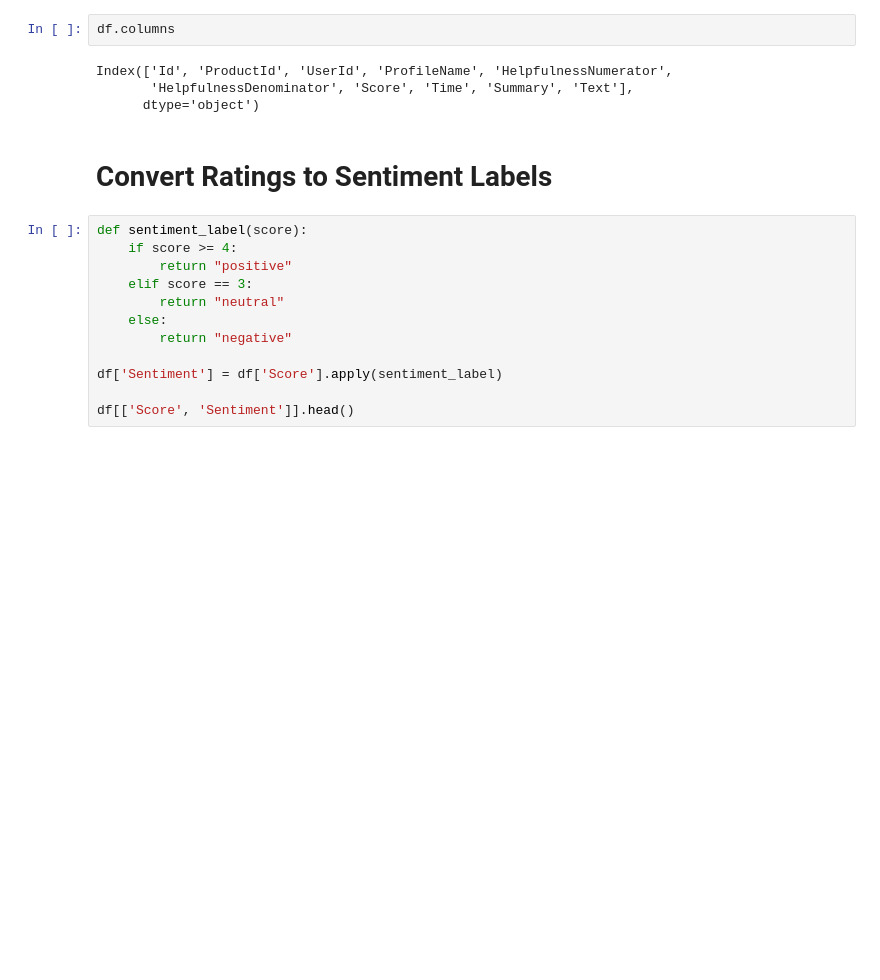
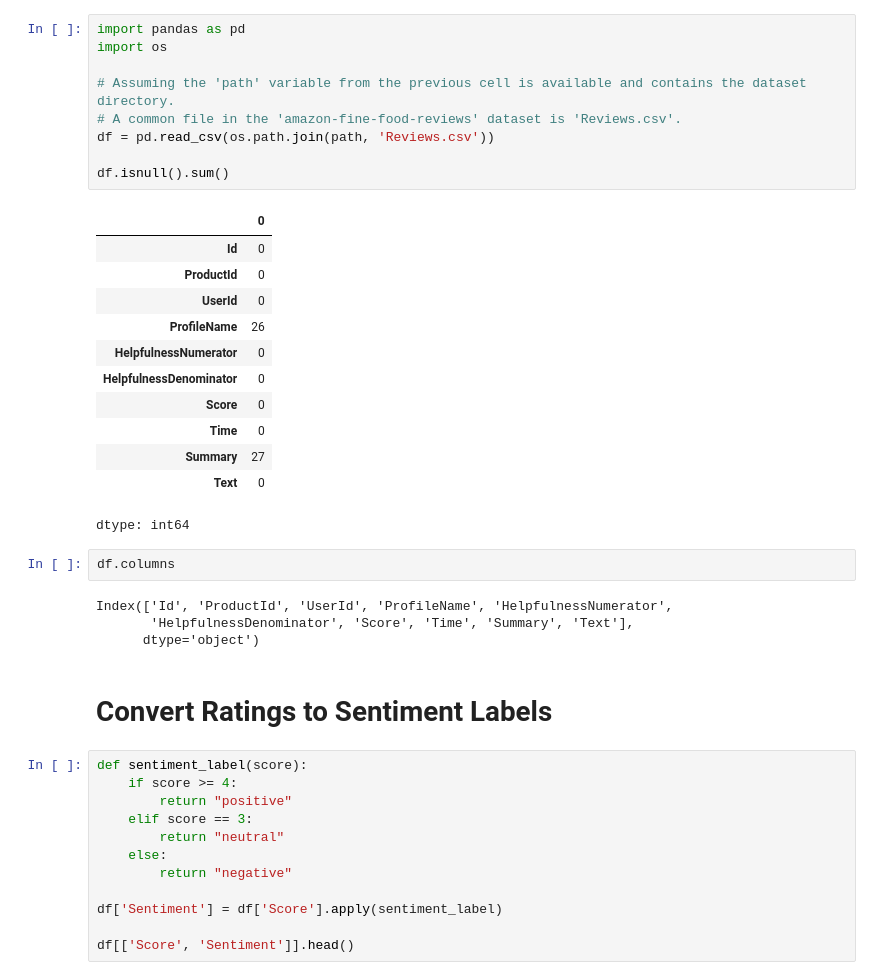
Before and after one commit to sravananambiar20/Sentiment_Analysis_of_Product_Reviews, a Jupyter notebook: data_preprocessing(1).ipynb, the cells around one changed output. Saved outputs shown, nothing was run; the diff lists cells and outputs as text; blank space fills up the shorter version.

```diff
--- a/data_preprocessing(1).ipynb
+++ b/data_preprocessing(1).ipynb
@@ -28,3 +11,25 @@ dtype: int64
+# %%
+import pandas as pd
+import os
+
+# Assuming the 'path' variable from the previous cell is available and contains the dataset directory.
+# A common file in the 'amazon-fine-food-reviews' dataset is 'Reviews.csv'.
+df = pd.read_csv(os.path.join(path, 'Reviews.csv'))
+
+df.isnull().sum()
+# %% [output]
+|  | 0 |
+| Id | 0 |
+| ProductId | 0 |
+| UserId | 0 |
+| ProfileName | 26 |
+| HelpfulnessNumerator | 0 |
+| HelpfulnessDenominator | 0 |
+| Score | 0 |
+| Time | 0 |
+| Summary | 27 |
+| Text | 0 |
+dtype: int64
 # %%
 df.columns
 # %% [output]
```
Also changed, not shown: parts of 9 cells of this notebook.
